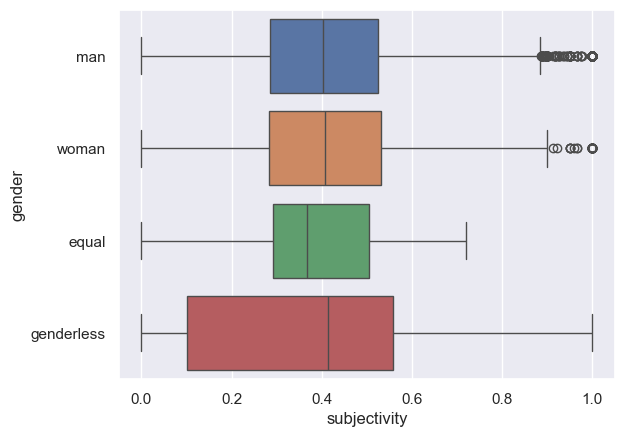
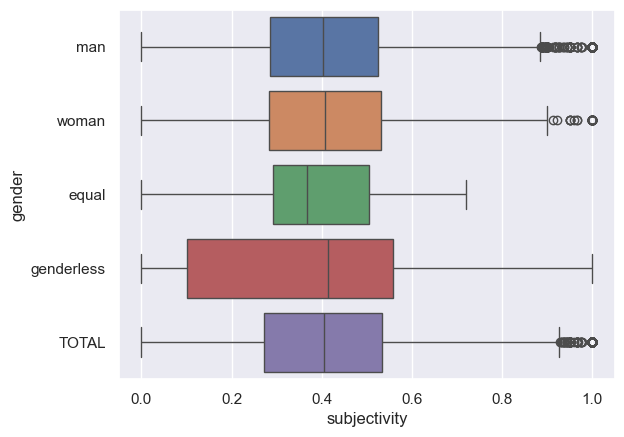
Unified diff of the notebook cell whose output changed from the first chart to the second:
--- before
+++ after
@@ -1 +1 @@
-sns.boxplot(data=df, x="subjectivity", y="gender", hue="gender", legend=False)
+sns.boxplot(data=df_combined, x="subjectivity", y="gender", hue="gender", legend=False)

Commit: Add TOTAL category for sentiment visualization